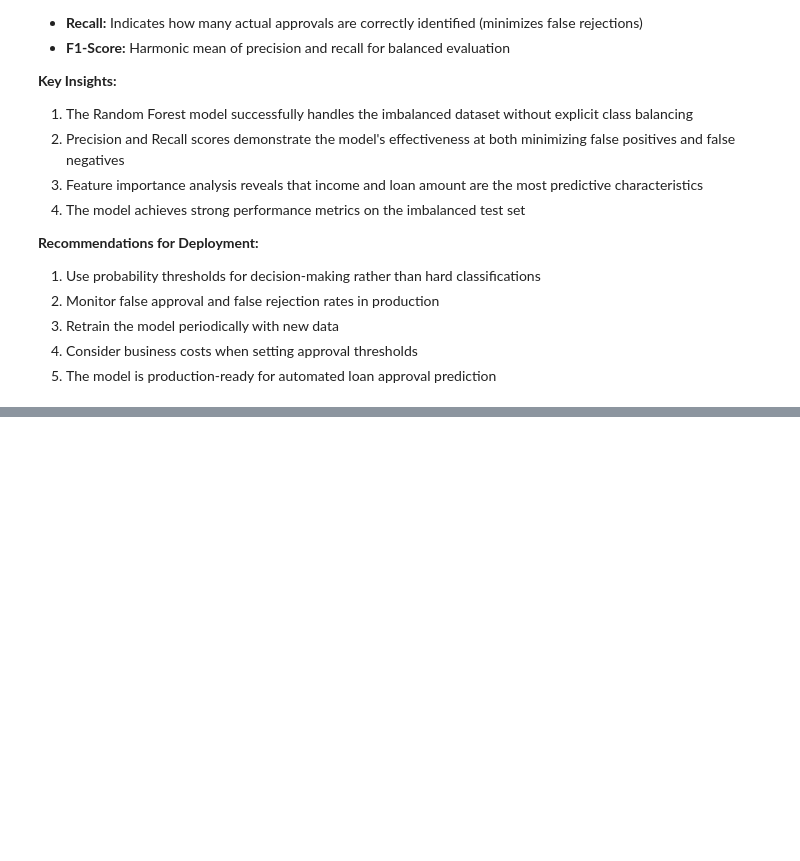
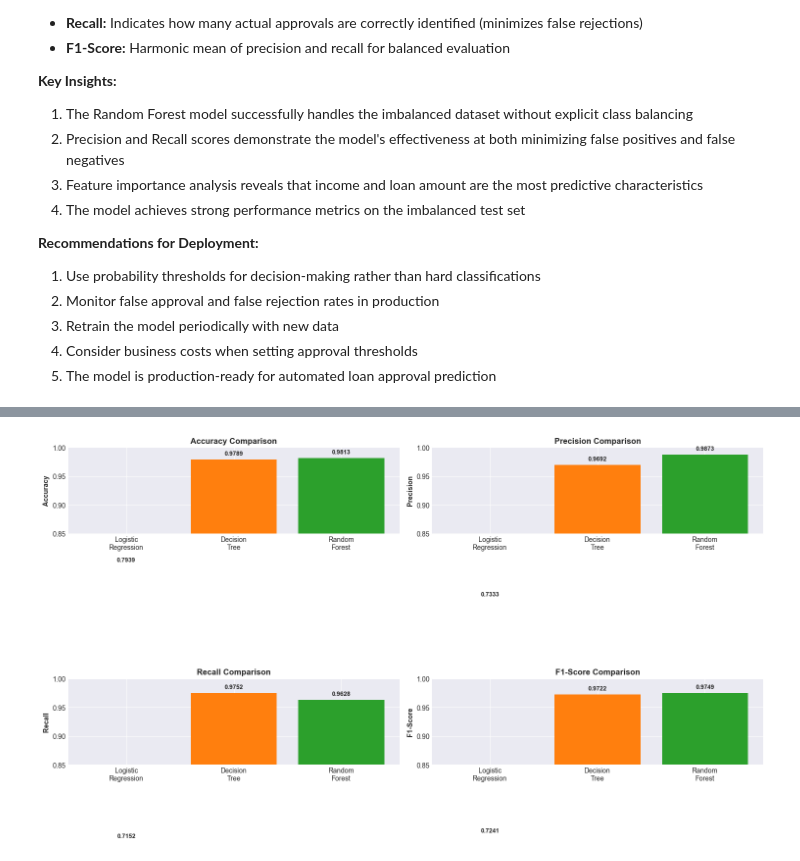
Before and after one commit to Emmarzy/elevvo-task-4, a Jupyter notebook: Loan_Approval_Prediction.ipynb, the cells around one changed output, grey strips where cells are left out. Saved outputs shown, nothing was run; the diff lists cells and outputs as text; code cells hidden in the pictures; blank space fills up the shorter version.

```diff
--- a/Loan_Approval_Prediction.ipynb
+++ b/Loan_Approval_Prediction.ipynb
@@ -219,9 +329,6 @@ print(feature_importance.head())
 ## 7. Evaluate Model Performance
 # %%
 # Calculate performance metrics
-accuracy = accuracy_score(y_test, y_pred)
-precision = precision_score(y_test, y_pred)
-recall = recall_score(y_test, y_pred)
 f1 = f1_score(y_test, y_pred)
 auc = roc_auc_score(y_test, y_pred_proba)
 
@@ -1417,0 +628,28 @@ Visualization complete.
+# %%
+# Visualize model comparison
+fig, axes = plt.subplots(2, 2, figsize=(15, 10))
+
+metrics = ['Accuracy', 'Precision', 'Recall', 'F1-Score']
+colors = ['#1f77b4', '#ff7f0e', '#2ca02c']
+
+for idx, metric in enumerate(metrics):
+    ax = axes[idx // 2, idx % 2]
+    values = comparison_df[metric].values
+    x_pos = np.arange(len(comparison_df))
+    bars = ax.bar(x_pos, values, color=colors)
+    ax.set_ylabel(metric, fontweight='bold')
+    ax.set_title(f'{metric} Comparison', fontweight='bold')
+    ax.set_xticks(x_pos)
+    ax.set_xticklabels(['Logistic\nRegression', 'Decision\nTree', 'Random\nForest'])
+    ax.set_ylim([0.85, 1.0])
+
+    # Add value labels on bars
+    for bar, value in zip(bars, values):
+        height = bar.get_height()
+        ax.text(bar.get_x() + bar.get_width()/2., height + 0.005,
+                f'{value:.4f}', ha='center', va='bottom', fontweight='bold', fontsize=9)
+
+plt.tight_layout()
+plt.show()
+# %% [output]
+[figure, added]
```
Also changed, not shown: parts of 70 cells of this notebook.
